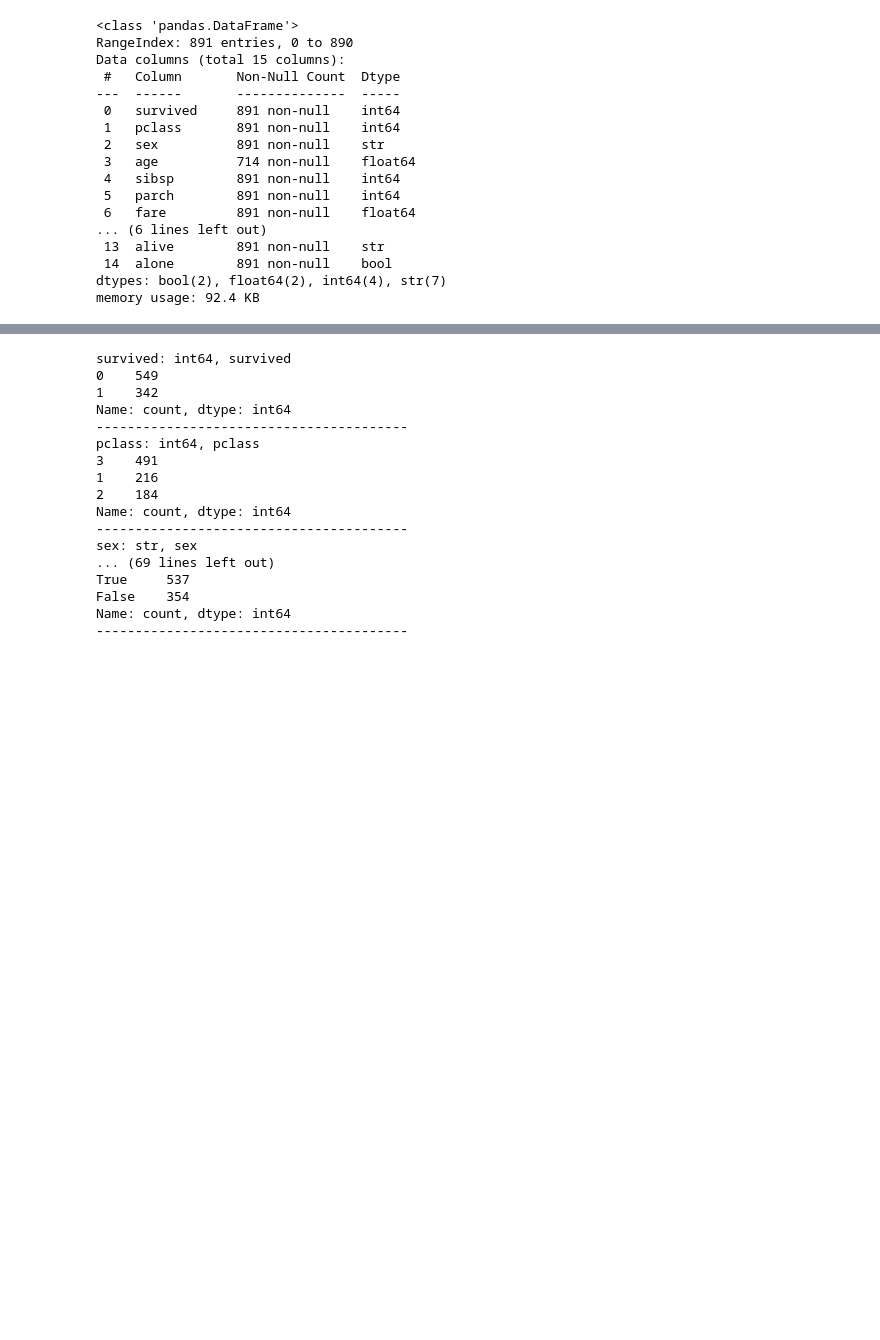
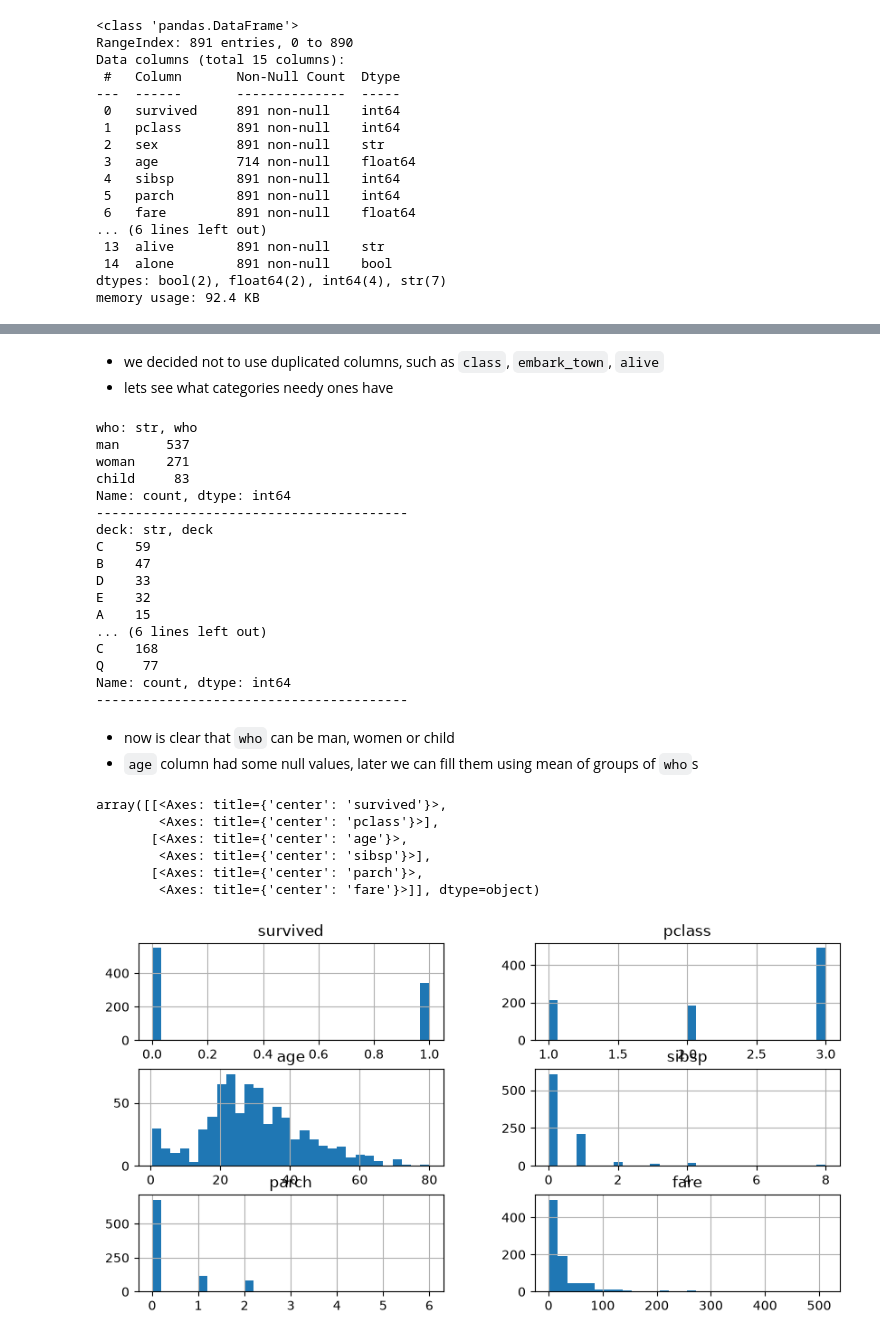
Before and after one commit to yusufjonc07/ML, a Jupyter notebook: notebooks/ClfTitanic.ipynb, the cells around one changed output, grey strips where cells are left out. Drawn from its saved outputs; the diff is of its cells as text; code cells hidden in the pictures; blank space fills up the shorter version.

```diff
--- a/notebooks/ClfTitanic.ipynb
+++ b/notebooks/ClfTitanic.ipynb
@@ -36,23 +68,39 @@ memory usage: 92.4 KB
+# %% [markdown]
+- we decided not to use duplicated columns, such as `class`, `embark_town`, `alive`
+- lets see what categories needy ones have
 # %%
-for col in df.columns:
+for col in ['who', 'deck', 'embarked']:
     if df[col].dtype !='float64':
         print(f"{col}: {df[col].dtype}, {df[col].value_counts()}")
         print("-"*40)
 # %% [output]
-survived: int64, survived
-0    549
-1    342
+who: str, who
+man      537
+woman    271
+child     83
 Name: count, dtype: int64
 ----------------------------------------
-pclass: int64, pclass
-3    491
-1    216
-2    184
+deck: str, deck
+C    59
+B    47
+D    33
+E    32
+A    15
+... (6 lines left out)
+C    168
+Q     77
 Name: count, dtype: int64
 ----------------------------------------
-sex: str, sex
-... (69 lines left out)
-True     537
-False    354
-Name: count, dtype: int64
-----------------------------------------
+# %% [markdown]
+- now is clear that `who` can be man, women or child
+- `age` column had some null values, later we can fill them using mean of groups of `who`s
+# %%
+df.select_dtypes(include=["number"]).hist(bins=30, figsize=(10, 5))
+# %% [output]
+array([[<Axes: title={'center': 'survived'}>,
+        <Axes: title={'center': 'pclass'}>],
+       [<Axes: title={'center': 'age'}>,
+        <Axes: title={'center': 'sibsp'}>],
+       [<Axes: title={'center': 'parch'}>,
+        <Axes: title={'center': 'fare'}>]], dtype=object)
+[figure, added]
```
Also changed, not shown: parts of 27 cells of this notebook.
